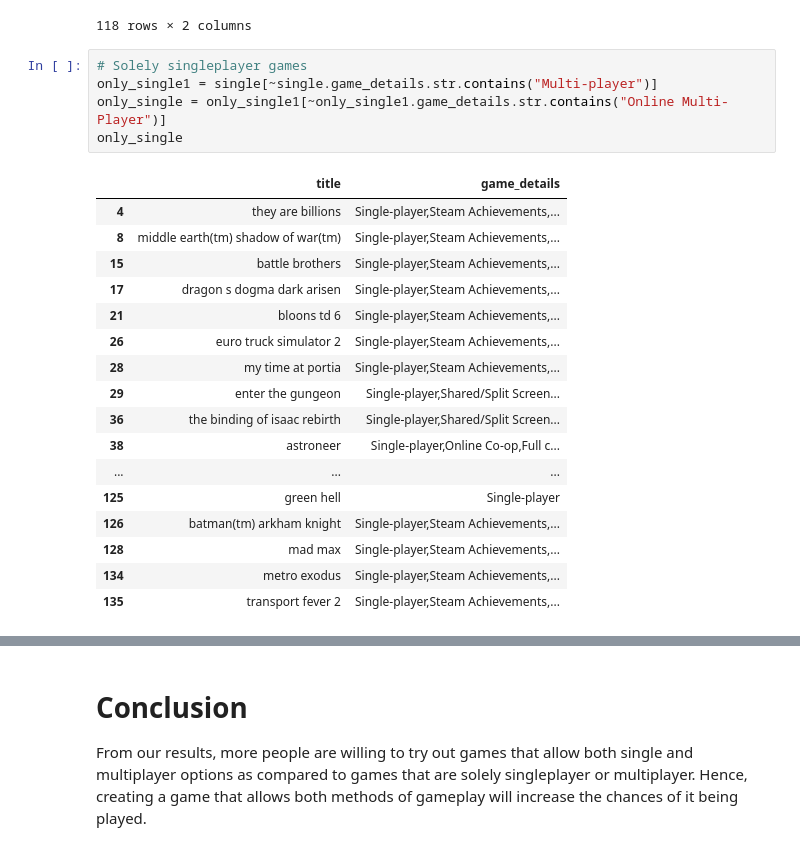
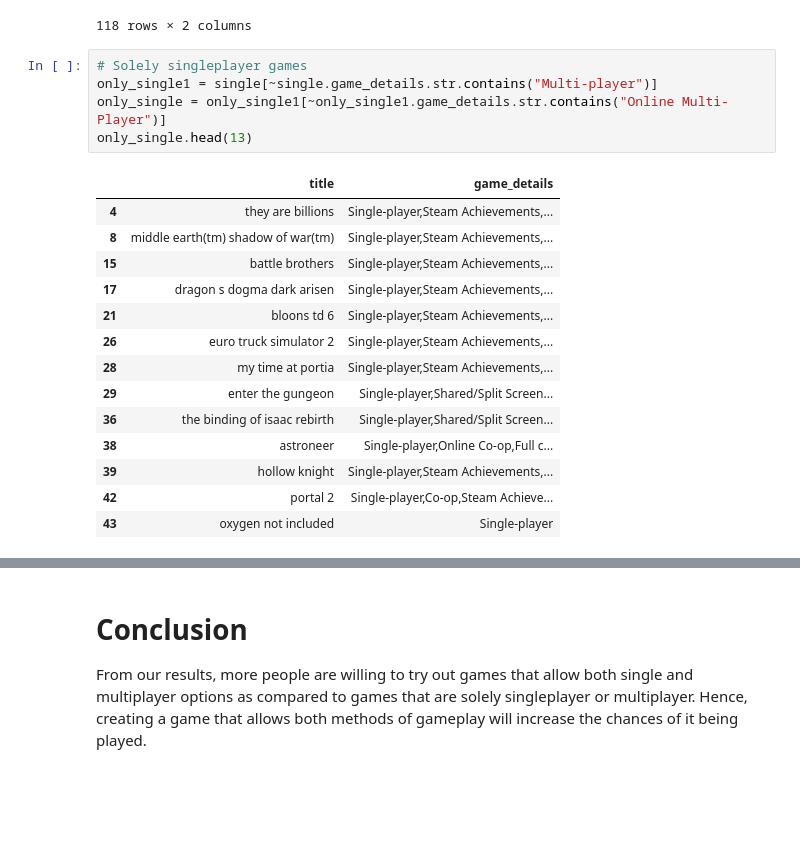
Before and after one commit to pyaepyaelily/videoGame, a Jupyter notebook: Multi_Single_Justin.ipynb, the cells around one changed output, grey strips where cells are left out. Saved outputs shown, nothing was run; the diff lists cells and outputs as text; blank space fills up the shorter version.

```diff
--- a/Multi_Single_Justin.ipynb
+++ b/Multi_Single_Justin.ipynb
@@ -187,26 +198,23 @@ single
 # %%
 # Solely singleplayer games
 only_single1 = single[~single.game_details.str.contains("Multi-player")]
 only_single = only_single1[~only_single1.game_details.str.contains("Online Multi-Player")]
-only_single
+only_single.head(13)
 # %% [output]
 |  | title | game_details |
 | 4 | they are billions | Single-player,Steam Achievements,... |
 | 8 | middle earth(tm) shadow of war(tm) | Single-player,Steam Achievements,... |
 | 15 | battle brothers | Single-player,Steam Achievements,... |
 | 17 | dragon s dogma dark arisen | Single-player,Steam Achievements,... |
 | 21 | bloons td 6 | Single-player,Steam Achievements,... |
 | 26 | euro truck simulator 2 | Single-player,Steam Achievements,... |
 | 28 | my time at portia | Single-player,Steam Achievements,... |
 | 29 | enter the gungeon | Single-player,Shared/Split Screen... |
 | 36 | the binding of isaac rebirth | Single-player,Shared/Split Screen... |
 | 38 | astroneer | Single-player,Online Co-op,Full c... |
-| ... | ... | ... |
-| 125 | green hell | Single-player |
-| 126 | batman(tm) arkham knight | Single-player,Steam Achievements,... |
-| 128 | mad max | Single-player,Steam Achievements,... |
-| 134 | metro exodus | Single-player,Steam Achievements,... |
-| 135 | transport fever 2 | Single-player,Steam Achievements,... |
+| 39 | hollow knight | Single-player,Steam Achievements,... |
+| 42 | portal 2 | Single-player,Co-op,Steam Achieve... |
+| 43 | oxygen not included | Single-player |
 # %%
 # Games with both single and multiplayer aspects
 match_title2 = multi.title.isin(single.title)
```
Also changed, not shown: parts of 4 cells of this notebook, 1 other file.
